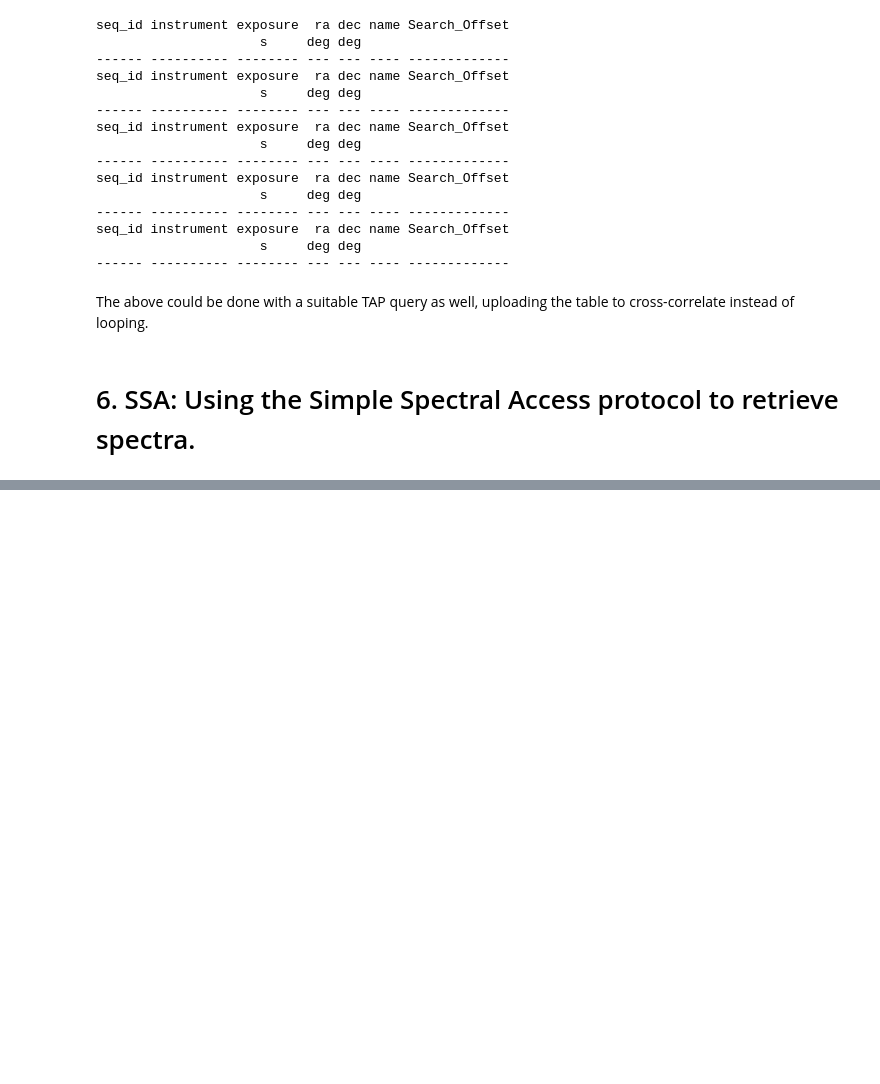
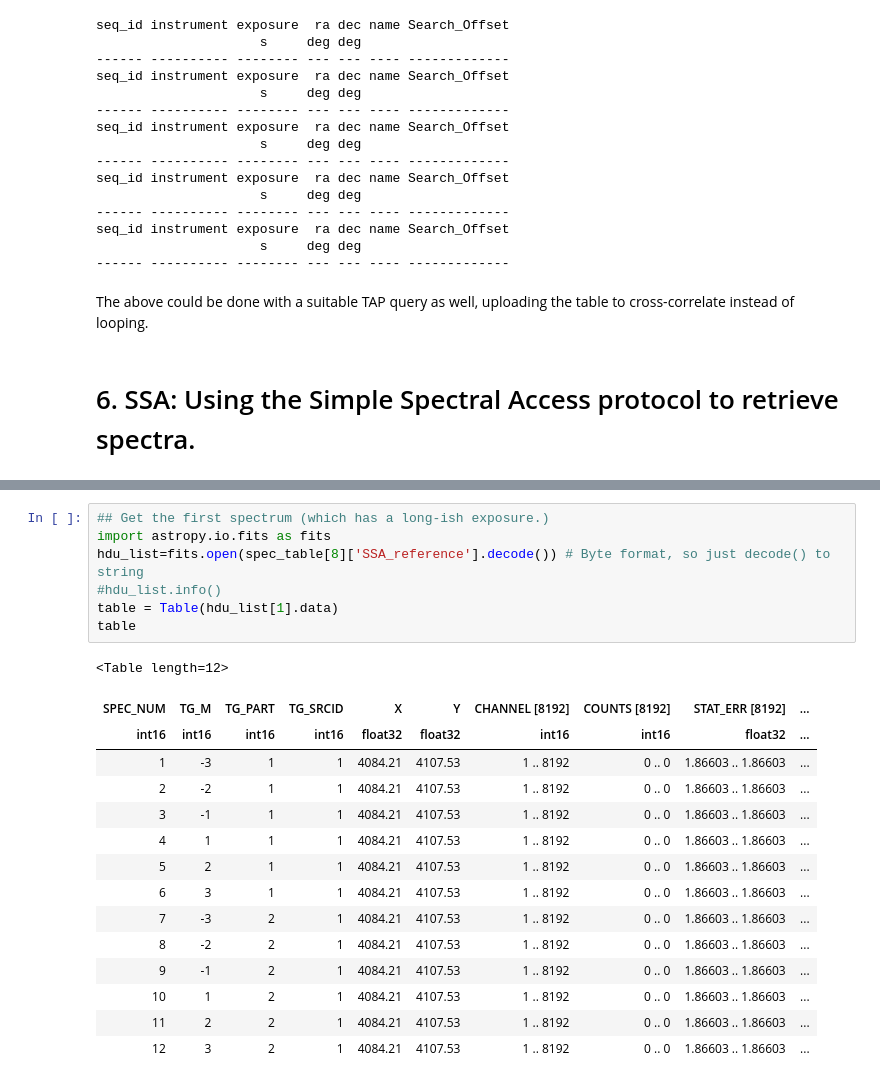
Before and after one commit to trjaffe/navo.old, a Jupyter notebook: heasarc_queries_v6.ipynb, the cells around one changed output, grey strips where cells are left out. Saved outputs shown, nothing was run; the diff lists cells and outputs as text; blank space fills up the shorter version.

```diff
--- a/heasarc_queries_v6.ipynb
+++ b/heasarc_queries_v6.ipynb
@@ -513,0 +547,23 @@ The above could be done with a suitable TAP query as well, uploading the table t
+# %%
+## Get the first spectrum (which has a long-ish exposure.)
+import astropy.io.fits as fits
+hdu_list=fits.open(spec_table[8]['SSA_reference'].decode()) # Byte format, so just decode() to string
+#hdu_list.info()
+table = Table(hdu_list[1].data)
+table
+# %% [output]
+<Table length=12>
+| SPEC_NUM | TG_M | TG_PART | TG_SRCID | X | Y | CHANNEL [8192] | COUNTS [8192] | STAT_ERR [8192] | ... |
+| int16 | int16 | int16 | int16 | float32 | float32 | int16 | int16 | float32 | ... |
+| 1 | -3 | 1 | 1 | 4084.21 | 4107.53 | 1 .. 8192 | 0 .. 0 | 1.86603 .. 1.86603 | ... |
+| 2 | -2 | 1 | 1 | 4084.21 | 4107.53 | 1 .. 8192 | 0 .. 0 | 1.86603 .. 1.86603 | ... |
+| 3 | -1 | 1 | 1 | 4084.21 | 4107.53 | 1 .. 8192 | 0 .. 0 | 1.86603 .. 1.86603 | ... |
+| 4 | 1 | 1 | 1 | 4084.21 | 4107.53 | 1 .. 8192 | 0 .. 0 | 1.86603 .. 1.86603 | ... |
+| 5 | 2 | 1 | 1 | 4084.21 | 4107.53 | 1 .. 8192 | 0 .. 0 | 1.86603 .. 1.86603 | ... |
+| 6 | 3 | 1 | 1 | 4084.21 | 4107.53 | 1 .. 8192 | 0 .. 0 | 1.86603 .. 1.86603 | ... |
+| 7 | -3 | 2 | 1 | 4084.21 | 4107.53 | 1 .. 8192 | 0 .. 0 | 1.86603 .. 1.86603 | ... |
+| 8 | -2 | 2 | 1 | 4084.21 | 4107.53 | 1 .. 8192 | 0 .. 0 | 1.86603 .. 1.86603 | ... |
+| 9 | -1 | 2 | 1 | 4084.21 | 4107.53 | 1 .. 8192 | 0 .. 0 | 1.86603 .. 1.86603 | ... |
+| 10 | 1 | 2 | 1 | 4084.21 | 4107.53 | 1 .. 8192 | 0 .. 0 | 1.86603 .. 1.86603 | ... |
+| 11 | 2 | 2 | 1 | 4084.21 | 4107.53 | 1 .. 8192 | 0 .. 0 | 1.86603 .. 1.86603 | ... |
+| 12 | 3 | 2 | 1 | 4084.21 | 4107.53 | 1 .. 8192 | 0 .. 0 | 1.86603 .. 1.86603 | ... |
```
Also changed, not shown: parts of 3 cells of this notebook.
